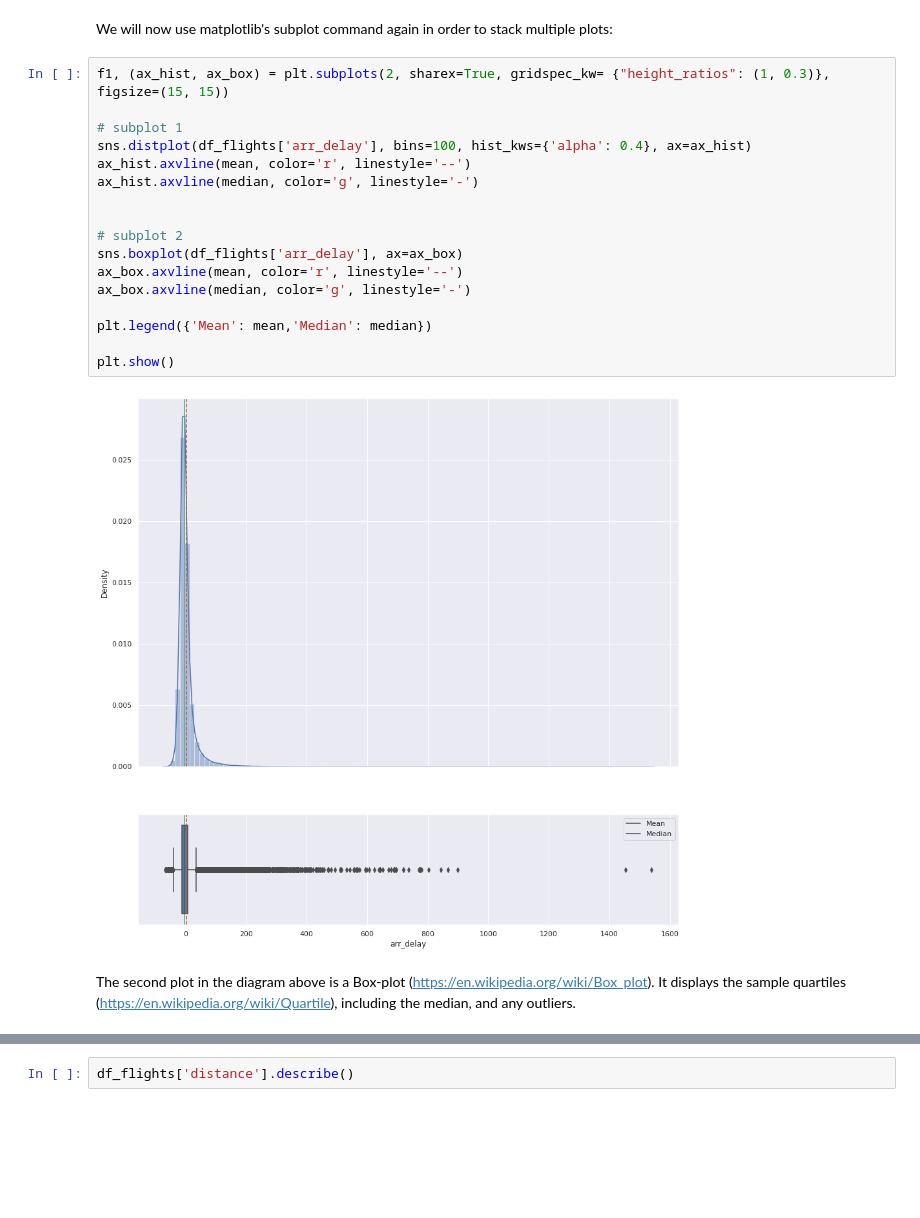
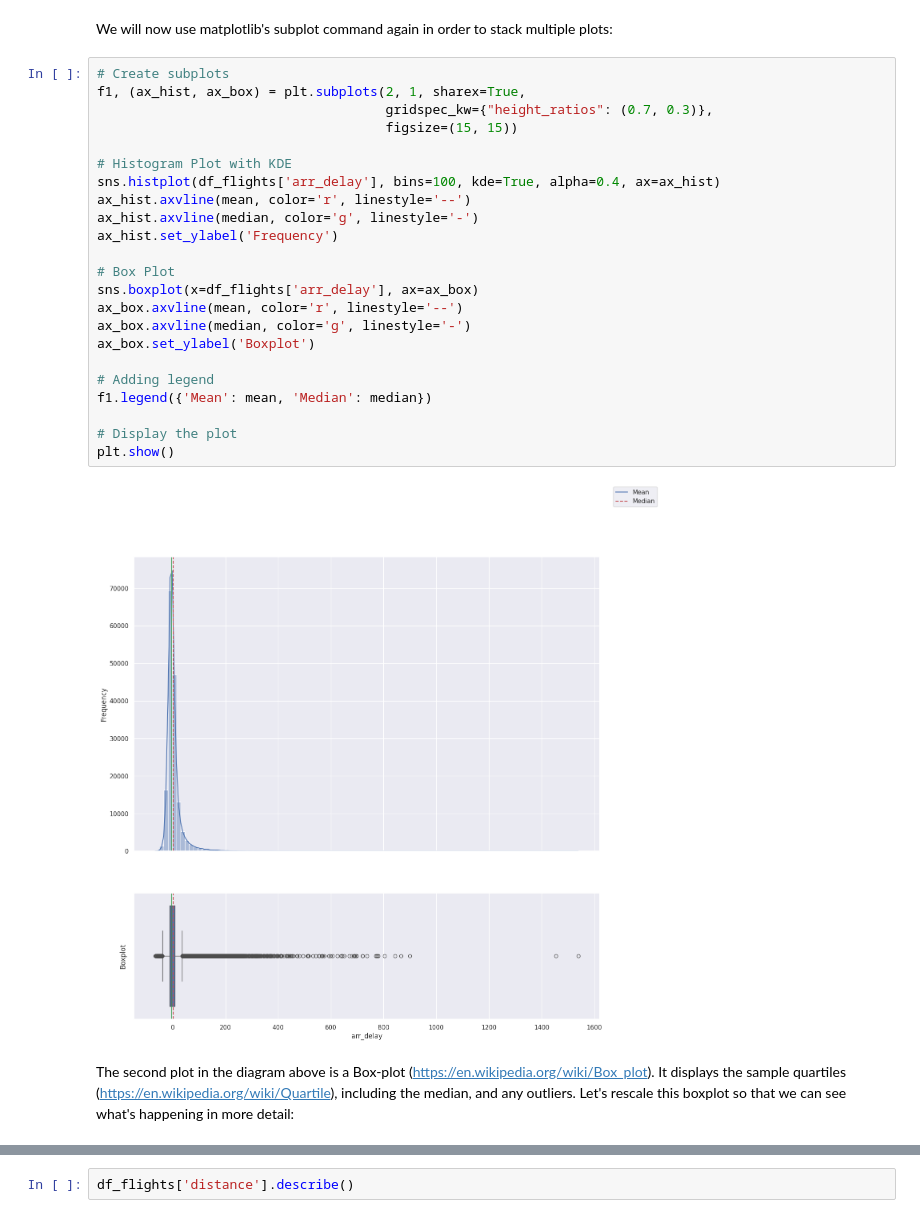
Before and after one commit to markbriers/data-science-jupyter, a Jupyter notebook: week5_notes.ipynb, the cells around one changed output, grey strips where cells are left out. Cells and saved outputs as stored; diff of their text form; blank space fills up the shorter version.

```diff
--- a/week5_notes.ipynb
+++ b/week5_notes.ipynb
@@ -256,23 +255,29 @@ print(mean,median)
 # %% [markdown]
 We will now use matplotlib's subplot command again in order to stack multiple plots:
 # %%
-f1, (ax_hist, ax_box) = plt.subplots(2, sharex=True, gridspec_kw= {"height_ratios": (1, 0.3)}, figsize=(15, 15))
+# Create subplots
+f1, (ax_hist, ax_box) = plt.subplots(2, 1, sharex=True,
+                                     gridspec_kw={"height_ratios": (0.7, 0.3)},
+                                     figsize=(15, 15))
 
-# subplot 1
-sns.distplot(df_flights['arr_delay'], bins=100, hist_kws={'alpha': 0.4}, ax=ax_hist)
+# Histogram Plot with KDE
+sns.histplot(df_flights['arr_delay'], bins=100, kde=True, alpha=0.4, ax=ax_hist)
 ax_hist.axvline(mean, color='r', linestyle='--')
 ax_hist.axvline(median, color='g', linestyle='-')
+ax_hist.set_ylabel('Frequency')
 
-
-# subplot 2
-sns.boxplot(df_flights['arr_delay'], ax=ax_box)
+# Box Plot
+sns.boxplot(x=df_flights['arr_delay'], ax=ax_box)
 ax_box.axvline(mean, color='r', linestyle='--')
 ax_box.axvline(median, color='g', linestyle='-')
+ax_box.set_ylabel('Boxplot')
 
-plt.legend({'Mean': mean,'Median': median})
+# Adding legend
+f1.legend({'Mean': mean, 'Median': median})
 
+# Display the plot
 plt.show()
 # %% [output]
-[figure, old version]
+[figure, new version]
 # %% [markdown]
-The second plot in the diagram above is a Box-plot (https://en.wikipedia.org/wiki/Box_plot). It displays the sample quartiles (https://en.wikipedia.org/wiki/Quartile), including the median, and any outliers.
+The second plot in the diagram above is a Box-plot (https://en.wikipedia.org/wiki/Box_plot). It displays the sample quartiles (https://en.wikipedia.org/wiki/Quartile), including the median, and any outliers. Let's rescale this boxplot so that we can see what's happening in more detail:
```
Also changed, not shown: parts of 14 cells of this notebook.
